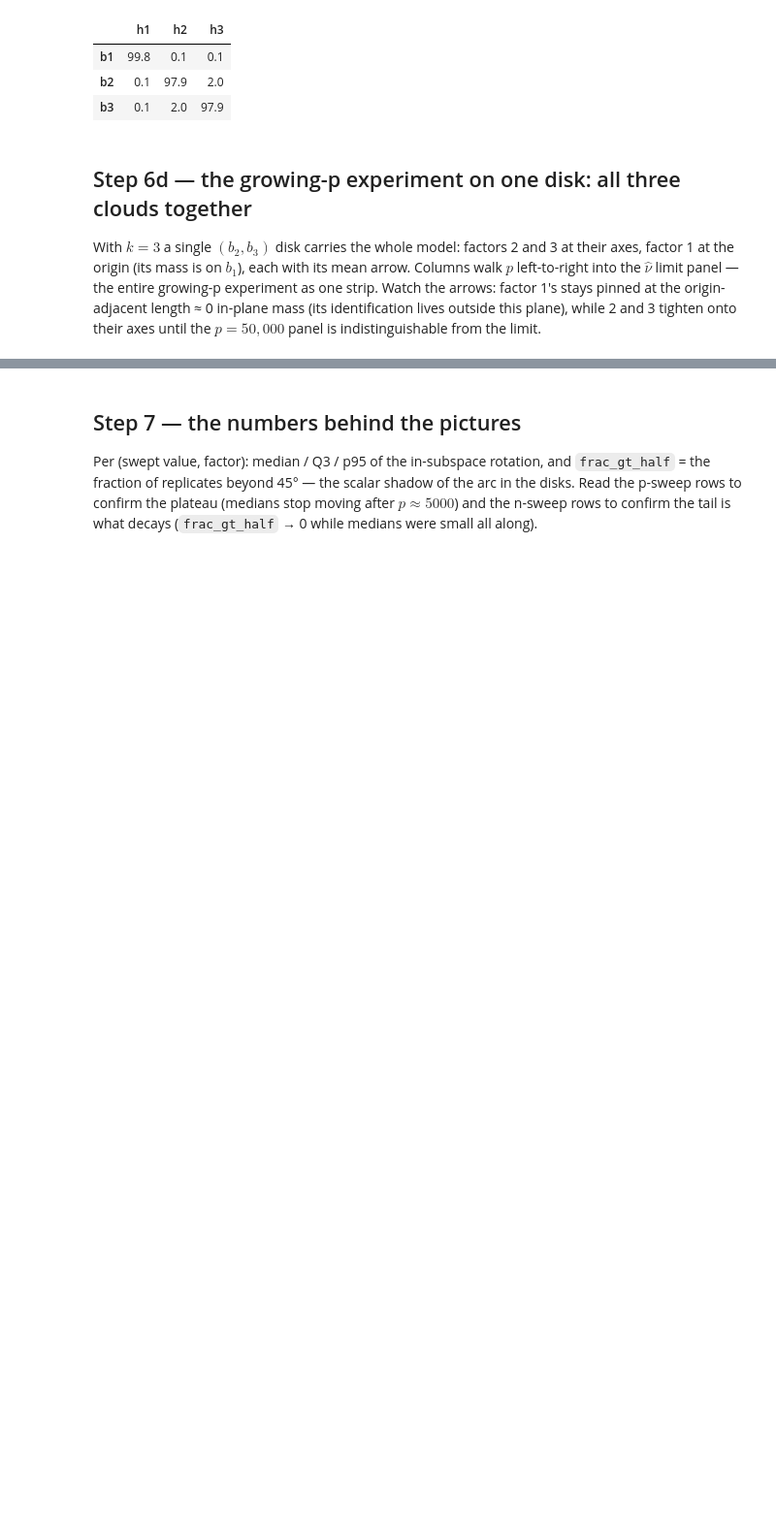
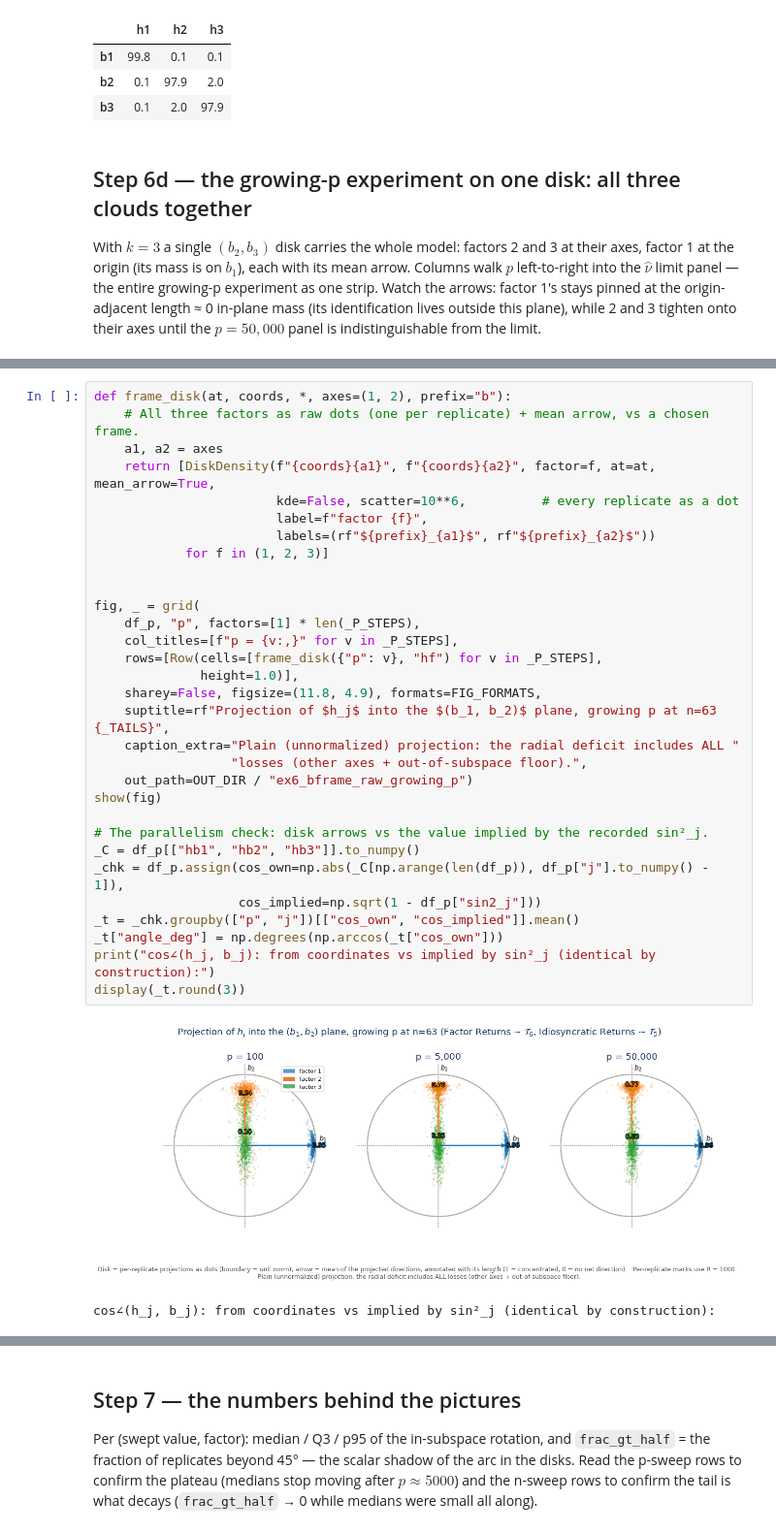
Before and after one commit to nlgac/factor_lab, a Jupyter notebook: ex-6_insub_rotation.ipynb, the cells around one changed output, grey strips where cells are left out. Shown at 97% size. Cells and saved outputs as stored; diff of their text form; blank space fills up the shorter version.

```diff
--- a/ex-6_insub_rotation.ipynb
+++ b/ex-6_insub_rotation.ipynb
@@ -526,0 +571,34 @@ show(fig)
+# %%
+def frame_disk(at, coords, *, axes=(1, 2), prefix="b"):
+    # All three factors as raw dots (one per replicate) + mean arrow, vs a chosen frame.
+    a1, a2 = axes
+    return [DiskDensity(f"{coords}{a1}", f"{coords}{a2}", factor=f, at=at, mean_arrow=True,
+                        kde=False, scatter=10**6,          # every replicate as a dot
+                        label=f"factor {f}",
+                        labels=(rf"${prefix}_{a1}$", rf"${prefix}_{a2}$"))
+            for f in (1, 2, 3)]
+
+
+fig, _ = grid(
+    df_p, "p", factors=[1] * len(_P_STEPS),
+    col_titles=[f"p = {v:,}" for v in _P_STEPS],
+    rows=[Row(cells=[frame_disk({"p": v}, "hf") for v in _P_STEPS],
+              height=1.0)],
+    sharey=False, figsize=(11.8, 4.9), formats=FIG_FORMATS,
+    suptitle=rf"Projection of $h_j$ into the $(b_1, b_2)$ plane, growing p at n=63 {_TAILS}",
+    caption_extra="Plain (unnormalized) projection: the radial deficit includes ALL "
+                  "losses (other axes + out-of-subspace floor).",
+    out_path=OUT_DIR / "ex6_bframe_raw_growing_p")
+show(fig)
+
+# The parallelism check: disk arrows vs the value implied by the recorded sin²_j.
+_C = df_p[["hb1", "hb2", "hb3"]].to_numpy()
+_chk = df_p.assign(cos_own=np.abs(_C[np.arange(len(df_p)), df_p["j"].to_numpy() - 1]),
+                   cos_implied=np.sqrt(1 - df_p["sin2_j"]))
+_t = _chk.groupby(["p", "j"])[["cos_own", "cos_implied"]].mean()
+_t["angle_deg"] = np.degrees(np.arccos(_t["cos_own"]))
+print("cos∠(h_j, b_j): from coordinates vs implied by sin²_j (identical by construction):")
+display(_t.round(3))
+# %% [output]
+[figure, added]
+cos∠(h_j, b_j): from coordinates vs implied by sin²_j (identical by construction):
```
Also changed, not shown: parts of 14 cells of this notebook, 12 other files.
